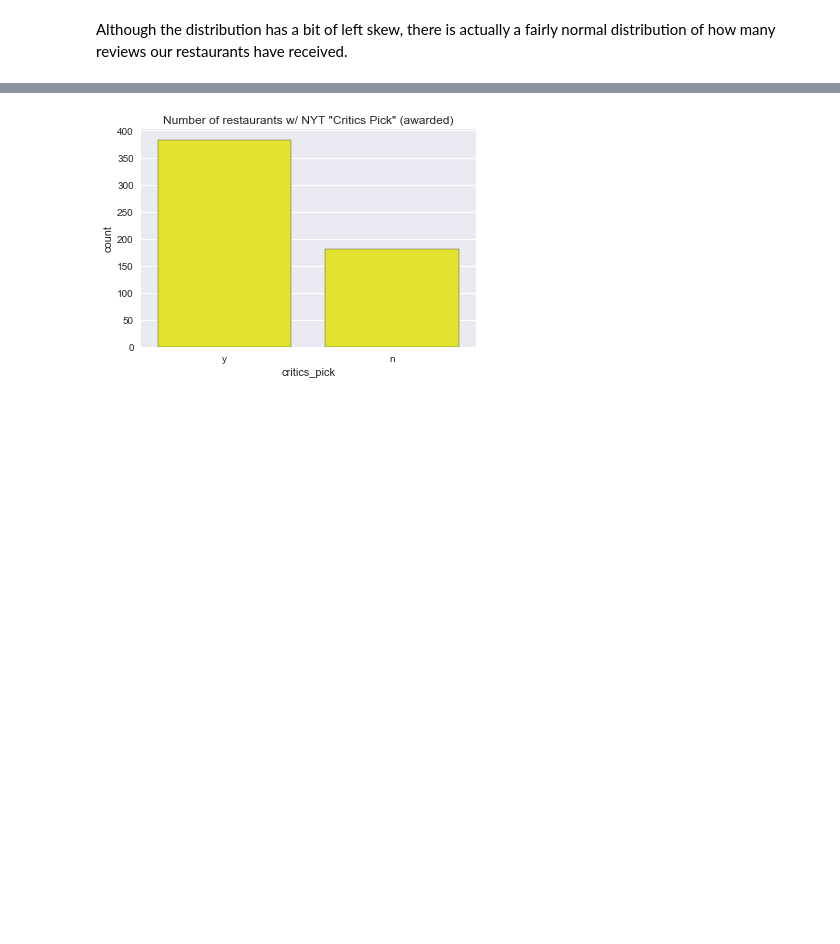
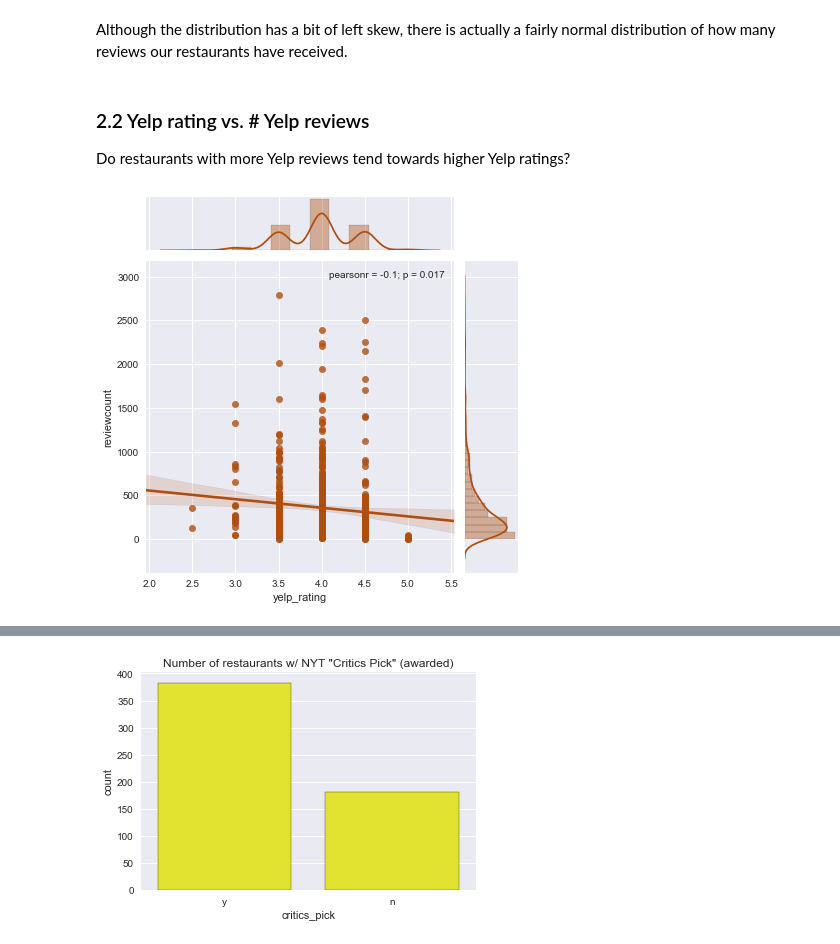
Before and after one commit to diana-xie/yelp-nyt-NLP, a Jupyter notebook: data_vis.ipynb, the cells around one changed output, grey strips where cells are left out. Cells and saved outputs as stored; diff of their text form; code cells hidden in the pictures; blank space fills up the shorter version.

```diff
--- a/data_vis.ipynb
+++ b/data_vis.ipynb
@@ -111,3 +174,11 @@ plt.title('# of reviews written for restaurants');
 [figure]
 # %% [markdown]
 Although the distribution has a bit of left skew, there is actually a fairly normal distribution of how many reviews our restaurants have received.
+# %% [markdown]
+### 2.2 Yelp rating vs. # Yelp reviews
+
+Do restaurants with more Yelp reviews tend towards higher Yelp ratings?
+# %%
+sns.jointplot(x='yelp_rating', y='reviewcount', data=df_nyt_yelp, color=sns.xkcd_rgb['burnt sienna'], kind='reg');
+# %% [output]
+[figure, added]
```
Also changed, not shown: parts of 20 cells of this notebook.
